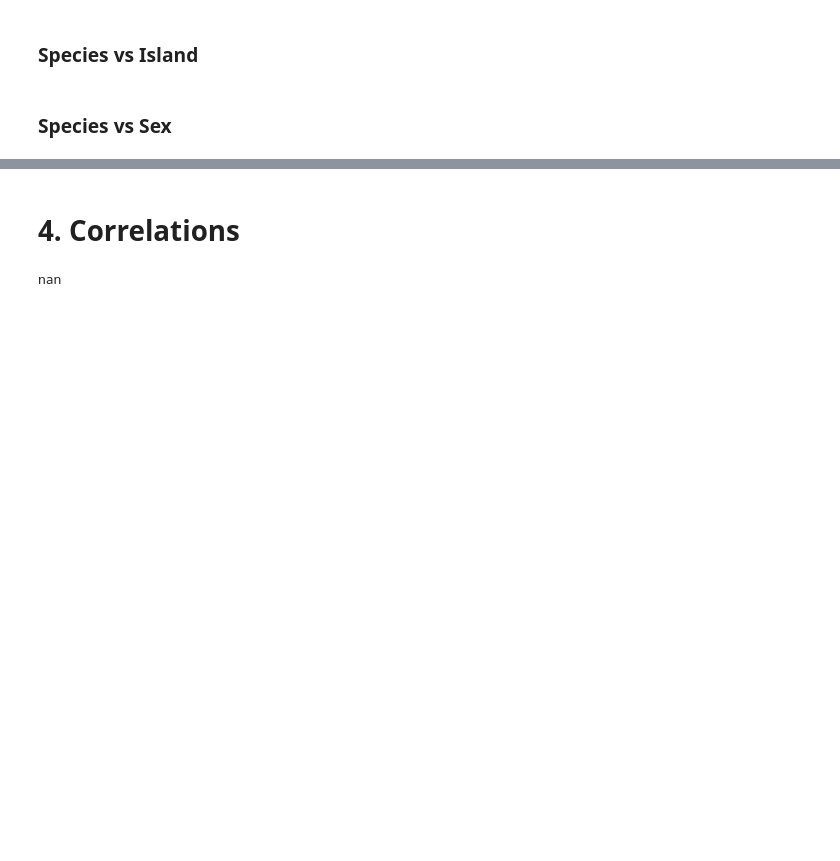
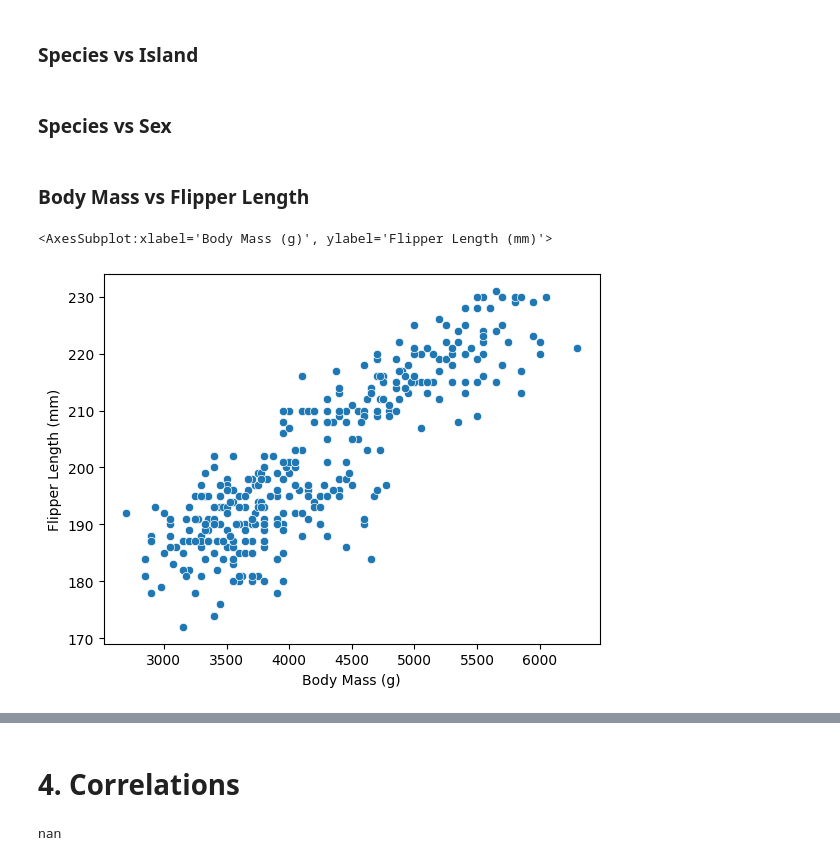
Before and after one commit to benisrael29/DATA2001, a Jupyter notebook: main/assingments/A1/A1.ipynb, the cells around one changed output, grey strips where cells are left out. Saved outputs shown, nothing was run; the diff lists cells and outputs as text; code cells hidden in the pictures; blank space fills up the shorter version.

```diff
--- a/main/assingments/A1/A1.ipynb
+++ b/main/assingments/A1/A1.ipynb
@@ -466,3 +443,10 @@ color_discrete_map={'Adelie Penguin (Pygoscelis adeliae)':'rgb(251,117,4)', 'Chi
 width=800,height=900 )
 
 fig.show()
+# %% [markdown]
+### Body Mass vs Flipper Length
+# %%
+sns.scatterplot(data=df, x='Body Mass (g)', y='Flipper Length (mm)')
+# %% [output]
+<AxesSubplot:xlabel='Body Mass (g)', ylabel='Flipper Length (mm)'>
+[figure, added]
```
Also changed, not shown: parts of 13 cells of this notebook.
